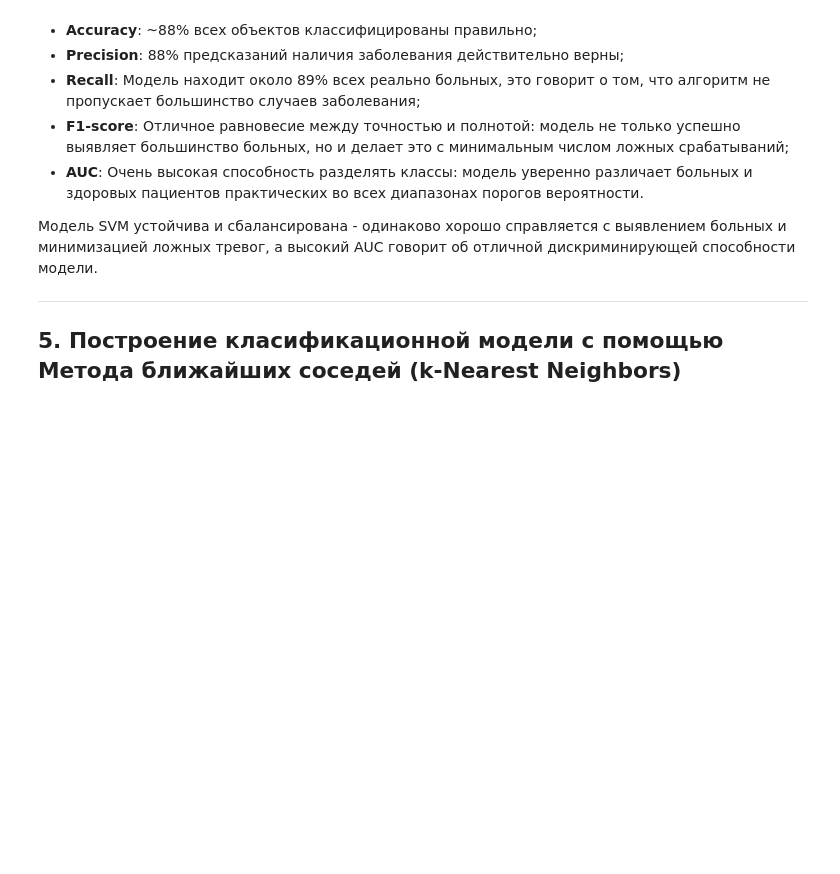
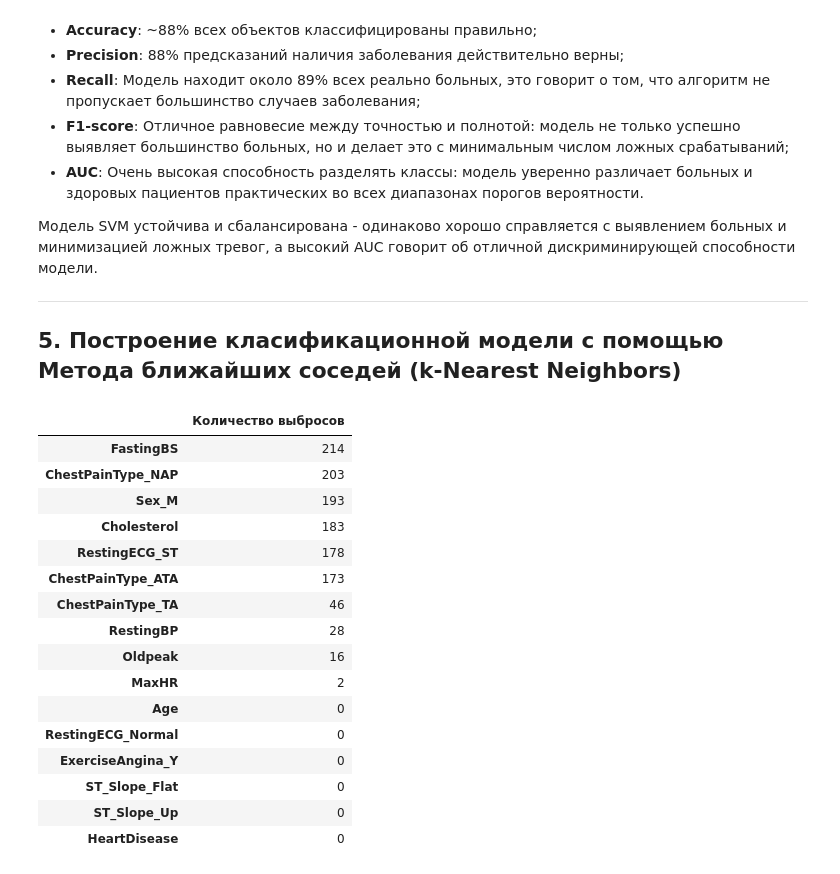
Before and after one commit to rochaldo1/Machine_Learning, a Jupyter notebook: labs/lab_3.ipynb, the cells around one changed output. Cells and saved outputs as stored; diff of their text form; code cells hidden in the pictures; blank space fills up the shorter version.

```diff
--- a/labs/lab_3.ipynb
+++ b/labs/lab_3.ipynb
@@ -743,3 +743,39 @@ AUC: 0.936
 ---
 
 ## 5. Построение класификационной модели с помощью **Метода ближайших соседей (k-Nearest Neighbors)**
+# %%
+import pandas as pd
+
+num_cols = df_onehot_scaled.select_dtypes(include=['float64', 'int64']).columns
+
+outlier_info = {}
+
+for col in num_cols:
+    Q1 = df_onehot_scaled[col].quantile(0.25)
+    Q3 = df_onehot_scaled[col].quantile(0.75)
+    IQR = Q3 - Q1
+    lower_bound = Q1 - 1.5 * IQR
+    upper_bound = Q3 + 1.5 * IQR
+    outliers = df_onehot_scaled[(df_onehot_scaled[col] < lower_bound) | (df_onehot_scaled[col] > upper_bound)]
+    outlier_info[col] = len(outliers)
+
+outlier_summary = pd.DataFrame.from_dict(outlier_info, orient='index', columns=['Количество выбросов'])
+outlier_summary.sort_values('Количество выбросов', ascending=False)
+# %% [output]
+|  | Количество выбросов |
+| FastingBS | 214 |
+| ChestPainType_NAP | 203 |
+| Sex_M | 193 |
+| Cholesterol | 183 |
+| RestingECG_ST | 178 |
+| ChestPainType_ATA | 173 |
+| ChestPainType_TA | 46 |
+| RestingBP | 28 |
+| Oldpeak | 16 |
+| MaxHR | 2 |
+| Age | 0 |
+| RestingECG_Normal | 0 |
+| ExerciseAngina_Y | 0 |
+| ST_Slope_Flat | 0 |
+| ST_Slope_Up | 0 |
+| HeartDisease | 0 |
```
Also changed, not shown: parts of 3 cells of this notebook.
